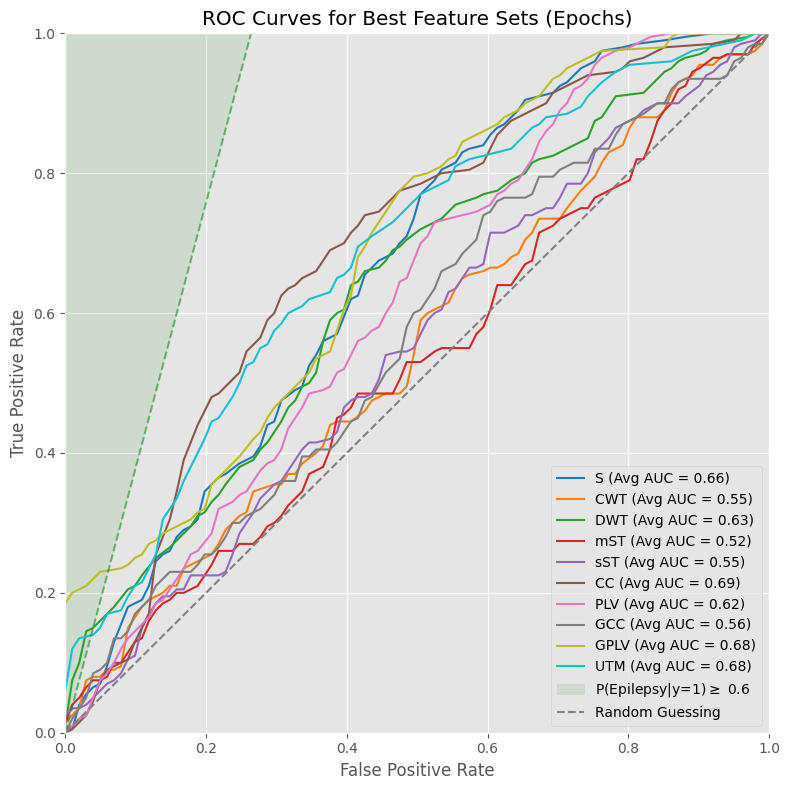
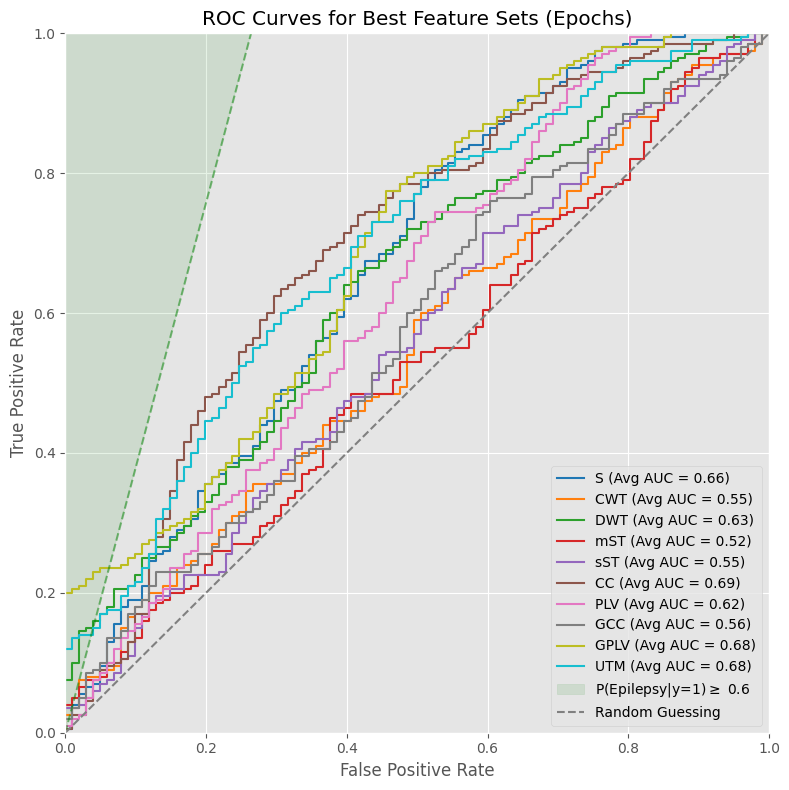
Code edit (unified diff) that turned the first committed figure into the second:
--- before
+++ after
@@ -55,7 +55,7 @@
 
     if plot_avg:
-        plt.plot(fpr, tpr, label=f'{featnames[feature_type]} (Avg AUC = {auc_avg:.2f})', color=colors[feat_types.index(feature_type)], linestyle='solid')
+        plt.step(fpr, tpr, label=f'{featnames[feature_type]} (Avg AUC = {auc_avg:.2f})', color=colors[feat_types.index(feature_type)], linestyle='solid')
     else:
-        plt.plot(fpr_pooled, tpr_pooled, label=f'{featnames[feature_type]} (AUC = {auc_pooled:.2f})', color=colors[feat_types.index(feature_type)], linestyle='solid')
+        plt.step(fpr_pooled, tpr_pooled, label=f'{featnames[feature_type]} (AUC = {auc_pooled:.2f})', color=colors[feat_types.index(feature_type)], linestyle='solid')
 
 slope = compute_threshold_slope(n_epileptic, n_healthy, posterior_threshold=0.6)

Commit: Adjusted ensemble scripts for TUH dataset